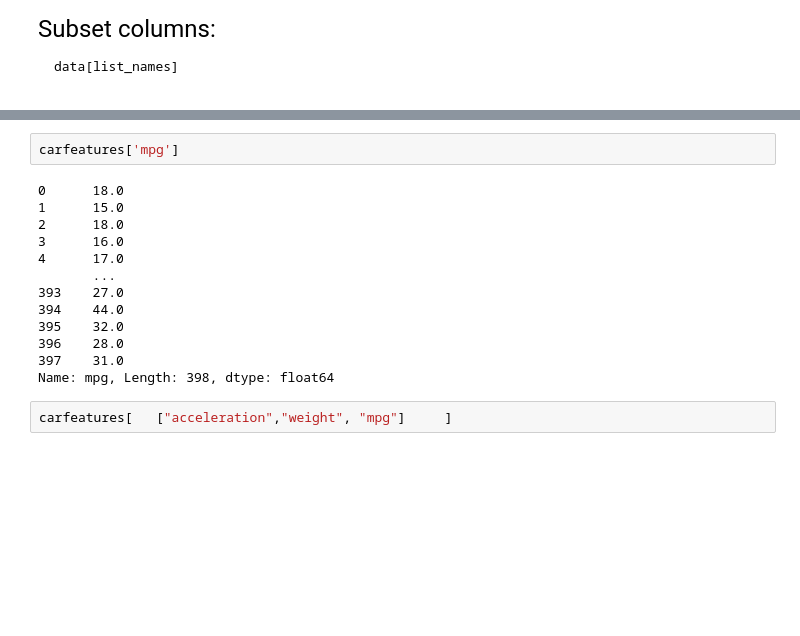
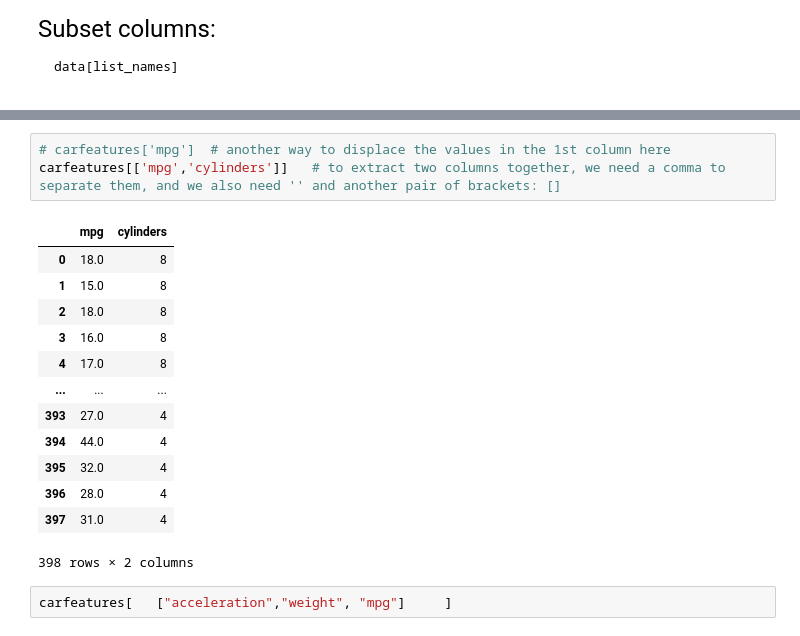
Before and after one commit to Math412isgreat/qtm151spring2025, a Jupyter notebook: lecture_10/lecture_10a - Subsetting data.ipynb, the cells around one changed output, grey strips where cells are left out. Cells and saved outputs as stored; diff of their text form; blank space fills up the shorter version.

```diff
--- a/lecture_10/lecture_10a - Subsetting data.ipynb
+++ b/lecture_10/lecture_10a - Subsetting data.ipynb
@@ -121,18 +141,20 @@ Name: cylinders, Length: 398, dtype: int64
-# %%
-carfeatures['mpg']
-# %% [output]
-0      18.0
-1      15.0
-2      18.0
-3      16.0
-4      17.0
-       ...
-393    27.0
-394    44.0
-395    32.0
-396    28.0
-397    31.0
-Name: mpg, Length: 398, dtype: float64
+# %%
+# carfeatures['mpg']  # another way to displace the values in the 1st column here
+carfeatures[['mpg','cylinders']]   # to extract two columns together, we need a comma to separate them, and we also need '' and another pair of brackets: []
+# %% [output]
+|  | mpg | cylinders |
+| 0 | 18.0 | 8 |
+| 1 | 15.0 | 8 |
+| 2 | 18.0 | 8 |
+| 3 | 16.0 | 8 |
+| 4 | 17.0 | 8 |
+| ... | ... | ... |
+| 393 | 27.0 | 4 |
+| 394 | 44.0 | 4 |
+| 395 | 32.0 | 4 |
+| 396 | 28.0 | 4 |
+| 397 | 31.0 | 4 |
+398 rows × 2 columns
 # %%
 carfeatures[   ["acceleration","weight", "mpg"]     ]
 # %% [output]
```
Also changed, not shown: parts of 15 cells of this notebook, 2 other files.
